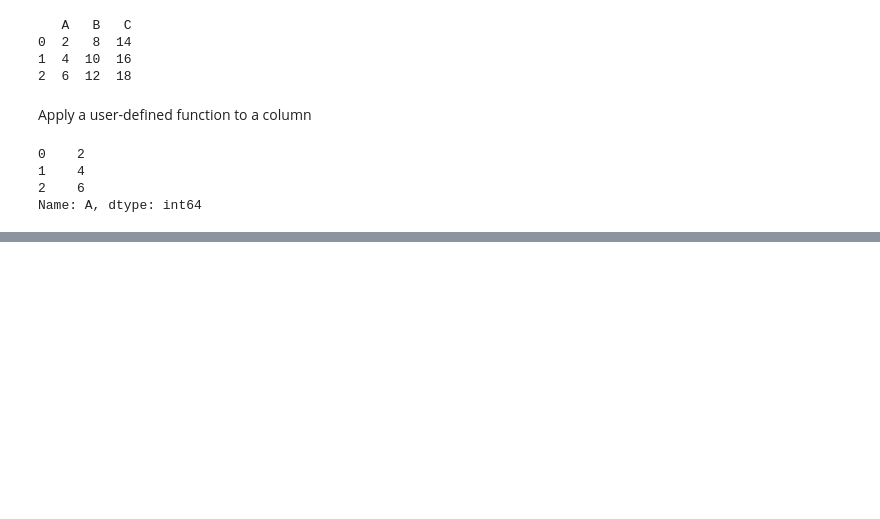
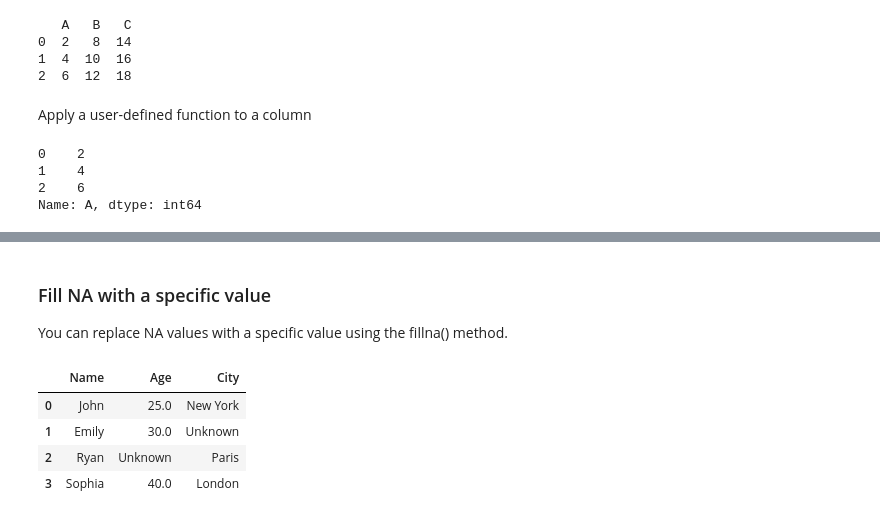
Before and after one commit to bhargav23/AI, a Jupyter notebook: Lab/APPLAB.ipynb, the cells around one changed output, grey strips where cells are left out. Drawn from its saved outputs; the diff is of its cells as text; code cells hidden in the pictures; blank space fills up the shorter version.

```diff
--- a/Lab/APPLAB.ipynb
+++ b/Lab/APPLAB.ipynb
@@ -600,0 +945,13 @@ Name: A, dtype: int64
+# %% [markdown]
+### Fill NA with a specific value
+You can replace NA values with a specific value using the fillna() method.
+# %%
+# Fill NA values with a specific value
+df_filled = df.fillna('Unknown')
+display(df_filled)
+# %% [output]
+|  | Name | Age | City |
+| 0 | John | 25.0 | New York |
+| 1 | Emily | 30.0 | Unknown |
+| 2 | Ryan | Unknown | Paris |
+| 3 | Sophia | 40.0 | London |
```
Also changed, not shown: parts of 52 cells of this notebook.
